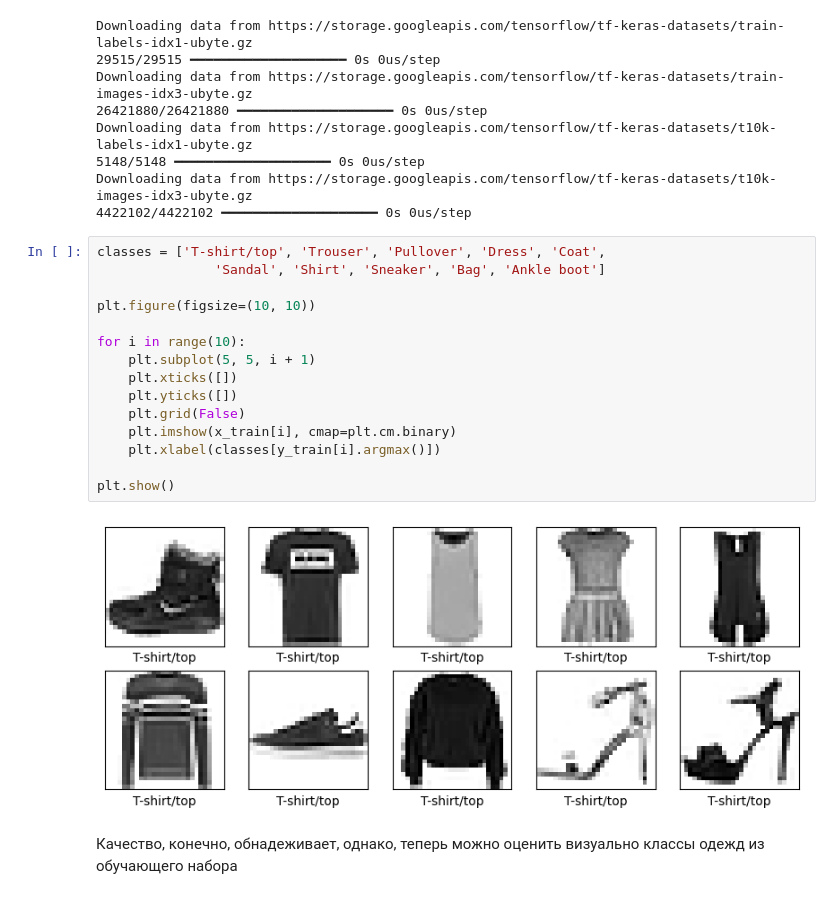
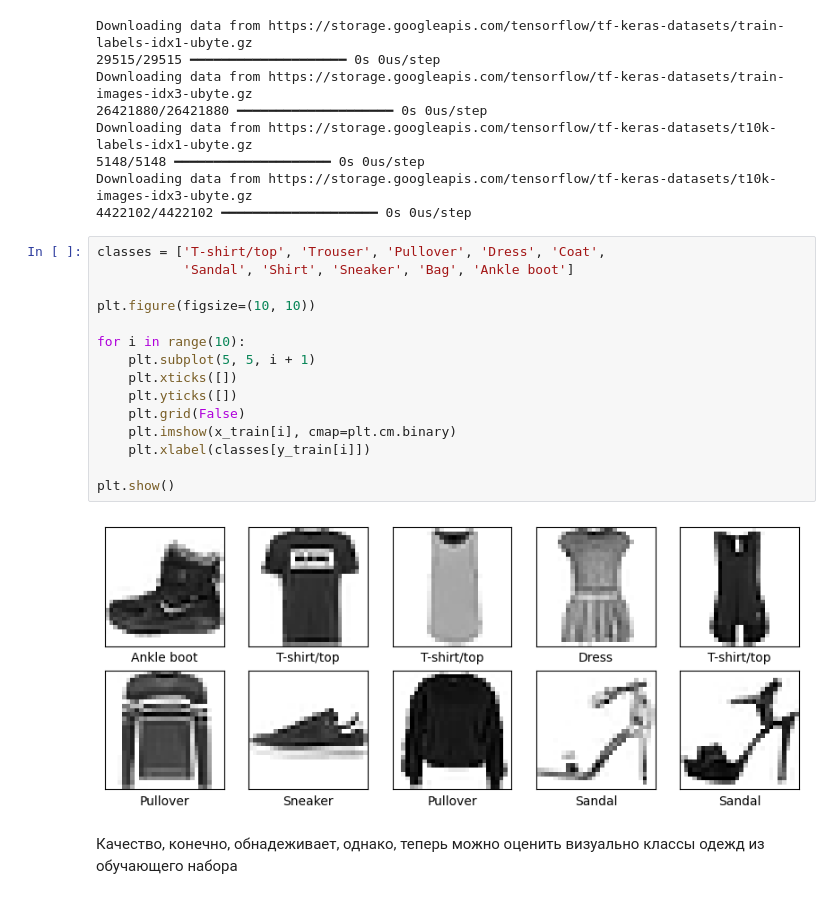
Before and after one commit to yumeniown/attestation3, a Jupyter notebook: attestation3.ipynb, the cells around one changed output. Cells and saved outputs as stored; diff of their text form.

```diff
--- a/attestation3.ipynb
+++ b/attestation3.ipynb
@@ -52,21 +52,21 @@ Downloading data from https://storage.googleapis.com/tensorflow/tf-keras-dataset
 4422102/4422102 ━━━━━━━━━━━━━━━━━━━━ 0s 0us/step
 # %%
 classes = ['T-shirt/top', 'Trouser', 'Pullover', 'Dress', 'Coat',
-               'Sandal', 'Shirt', 'Sneaker', 'Bag', 'Ankle boot']
+           'Sandal', 'Shirt', 'Sneaker', 'Bag', 'Ankle boot']
 
 plt.figure(figsize=(10, 10))
 
 for i in range(10):
     plt.subplot(5, 5, i + 1)
     plt.xticks([])
     plt.yticks([])
     plt.grid(False)
     plt.imshow(x_train[i], cmap=plt.cm.binary)
-    plt.xlabel(classes[y_train[i].argmax()])
+    plt.xlabel(classes[y_train[i]])
 
 plt.show()
 # %% [output]
-[figure, old version]
+[figure, new version]
 # %% [markdown]
 Качество, конечно, обнадеживает, однако, теперь можно оценить визуально классы одежд из обучающего набора
 # %% [markdown]
```
Also changed, not shown: parts of 3 cells of this notebook.
